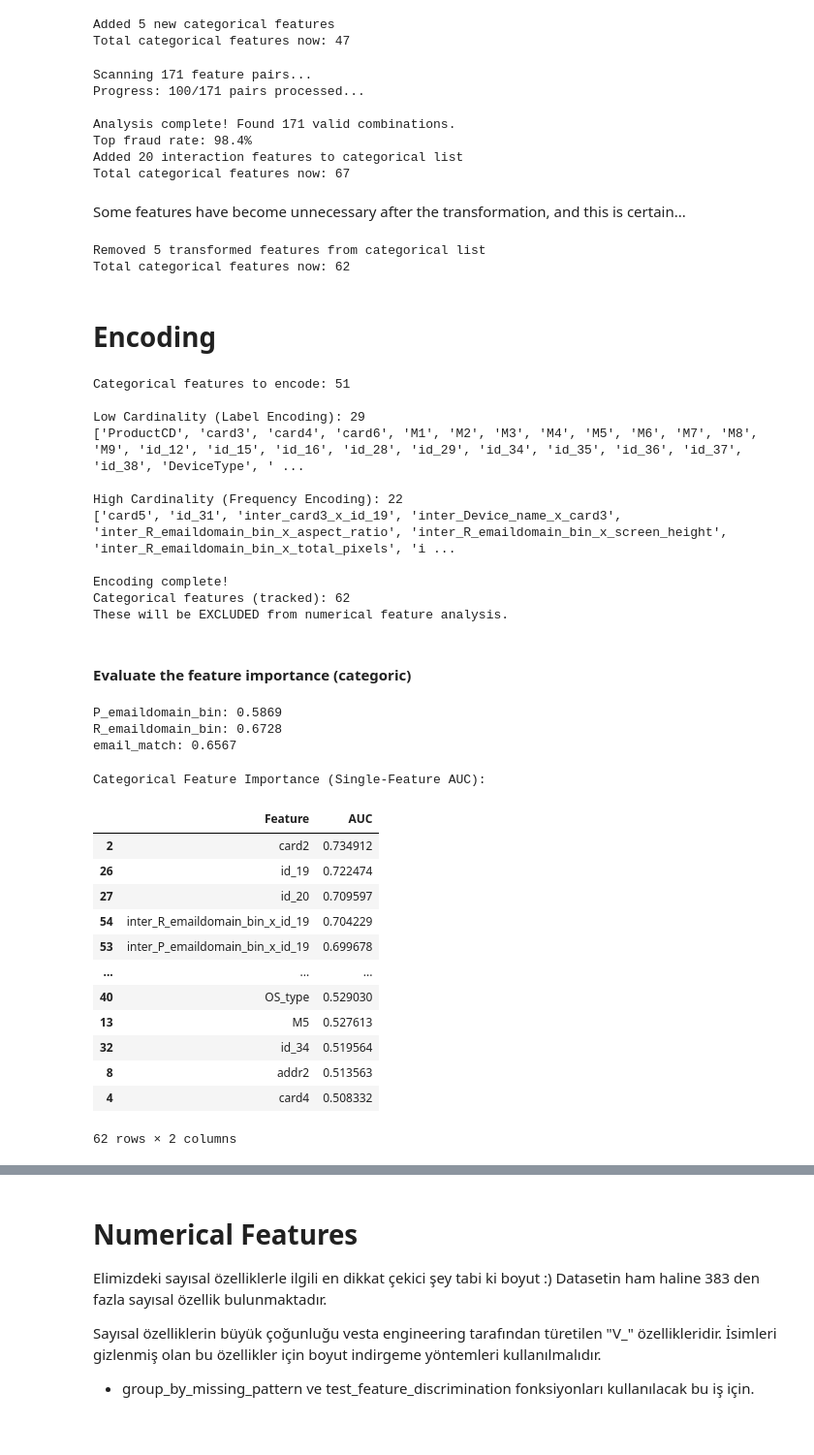
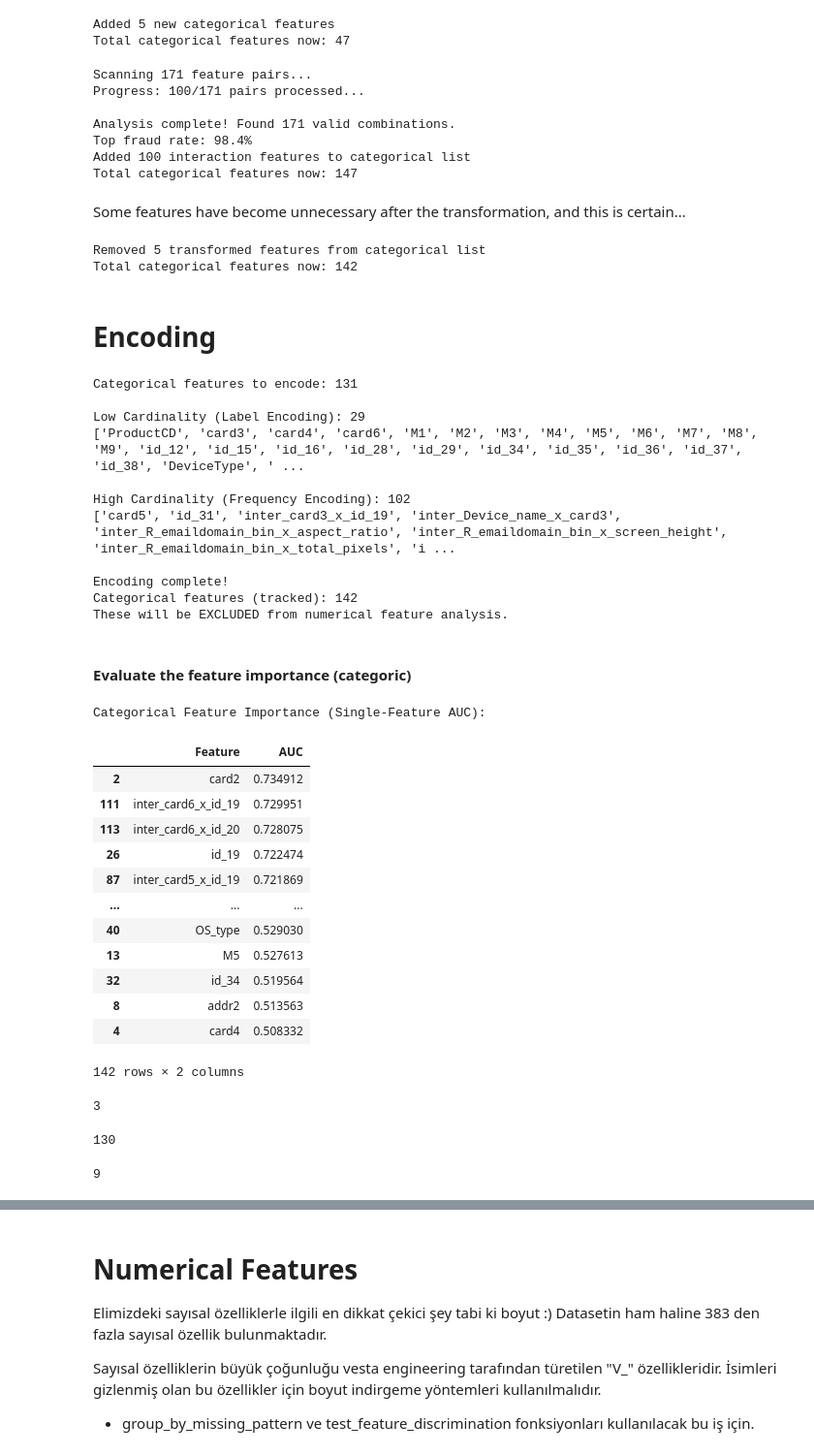
Before and after one commit to abdulkadirt/Fraud_Detection, a Jupyter notebook: notebooks/EDA.ipynb, the cells around one changed output, grey strips where cells are left out. Shown at 97% size. Cells and saved outputs as stored; diff of their text form; code cells hidden in the pictures.

```diff
--- a/notebooks/EDA.ipynb
+++ b/notebooks/EDA.ipynb
@@ -253,7 +253,7 @@ top_combos = scan_all_bivariate_combinations(
     feature_list=categorical_to_scan,
     target='isFraud',
     min_samples=50,
-    top_n=20
+    top_n=100
 )
 
 # Step 2: Extract column pairs (without fraud rates)
@@ -284,8 +284,8 @@ Progress: 100/171 pairs processed...
 
 Analysis complete! Found 171 valid combinations.
 Top fraud rate: 98.4%
-Added 20 interaction features to categorical list
-Total categorical features now: 67
+Added 100 interaction features to categorical list
+Total categorical features now: 147
 # %% [markdown]
 Some features have become unnecessary after the transformation, and this is certain...
 # %%
@@ -312,7 +312,7 @@ print(f"Removed {len(drop_cols)} transformed features from categorical list")
 print(f"Total categorical features now: {len(categorical_features)}")
 # %% [output]
 Removed 5 transformed features from categorical list
-Total categorical features now: 62
+Total categorical features now: 142
 # %% [markdown]
 # Encoding
 # %%
@@ -364,61 +364,51 @@ print(f"\nEncoding complete!")
 print(f"Categorical features (tracked): {len(categorical_features)}")
 print(f"These will be EXCLUDED from numerical feature analysis.")
 # %% [output]
-Categorical features to encode: 51
+Categorical features to encode: 131
 
 Low Cardinality (Label Encoding): 29
 ['ProductCD', 'card3', 'card4', 'card6', 'M1', 'M2', 'M3', 'M4', 'M5', 'M6', 'M7', 'M8', 'M9', 'id_12', 'id_15', 'id_16', 'id_28', 'id_29', 'id_34', 'id_35', 'id_36', 'id_37', 'id_38', 'DeviceType', ' ...
 
-High Cardinality (Frequency Encoding): 22
+High Cardinality (Frequency Encoding): 102
 ['card5', 'id_31', 'inter_card3_x_id_19', 'inter_Device_name_x_card3', 'inter_R_emaildomain_bin_x_aspect_ratio', 'inter_R_emaildomain_bin_x_screen_height', 'inter_R_emaildomain_bin_x_total_pixels', 'i ...
 
 Encoding complete!
-Categorical features (tracked): 62
+Categorical features (tracked): 142
 These will be EXCLUDED from numerical feature analysis.
 # %% [markdown]
 #### Evaluate the feature importance (categoric)
-# %%
-# Test email features --> ilerleyen aşamalrda özellik ekleyerek ne kadar CV skoruna etki ettiğine bakabiliriz.
-email_features = ['P_emaildomain_bin', 'R_emaildomain_bin', 'email_match']
-for feat in email_features:
-    auc = test_single_feature(train_df, feat)
-    print(f"{feat}: {auc:.4f}")
-# %% [output]
-P_emaildomain_bin: 0.5869
-R_emaildomain_bin: 0.6728
-email_match: 0.6567
 # %%
 # Test categorical features after encoding
 categorical_auc_results = []
 
 for feat in categorical_features:
     if feat in train_df.columns:
         try:
             auc = test_single_feature(train_df, feat, target='isFraud')
             categorical_auc_results.append({'Feature': feat, 'AUC': auc})
         except:
             continue
 
 cat_auc_df = pd.DataFrame(categorical_auc_results).sort_values('AUC', ascending=False)
 print("Categorical Feature Importance (Single-Feature AUC):")
 display(cat_auc_df)
 
-# Classification (similar to KS thresholds)
-strong_cat = cat_auc_df[cat_auc_df['AUC'] >= 0.55]['Feature'].tolist()  # Better than random
+# Classification
+strong_cat = cat_auc_df[cat_auc_df['AUC'] >= 0.60]['Feature'].tolist()  # Better than random
 moderate_cat = cat_auc_df[(cat_auc_df['AUC'] >= 0.52) & (cat_auc_df['AUC'] < 0.55)]['Feature'].tolist()
 weak_cat = cat_auc_df[cat_auc_df['AUC'] < 0.52]['Feature'].tolist()  # Nearly random
 # %% [output]
 Categorical Feature Importance (Single-Feature AUC):
 |  | Feature | AUC |
 | 2 | card2 | 0.734912 |
+| 111 | inter_card6_x_id_19 | 0.729951 |
+| 113 | inter_card6_x_id_20 | 0.728075 |
 | 26 | id_19 | 0.722474 |
-| 27 | id_20 | 0.709597 |
-| 54 | inter_R_emaildomain_bin_x_id_19 | 0.704229 |
-| 53 | inter_P_emaildomain_bin_x_id_19 | 0.699678 |
+| 87 | inter_card5_x_id_19 | 0.721869 |
 | ... | ... | ... |
 | 40 | OS_type | 0.529030 |
 | 13 | M5 | 0.527613 |
 | 32 | id_34 | 0.519564 |
 | 8 | addr2 | 0.513563 |
 | 4 | card4 | 0.508332 |
-62 rows × 2 columns
+142 rows × 2 columns
@@ -424,0 +420,12 @@ Categorical Feature Importance (Single-Feature AUC):
+# %%
+len(weak_cat)
+# %% [output]
+3
+# %%
+len(moderate_cat)
+# %% [output]
+130
+# %%
+len(strong_cat)
+# %% [output]
+9
```
Also changed, not shown: parts of 16 cells of this notebook, 7 other files.
